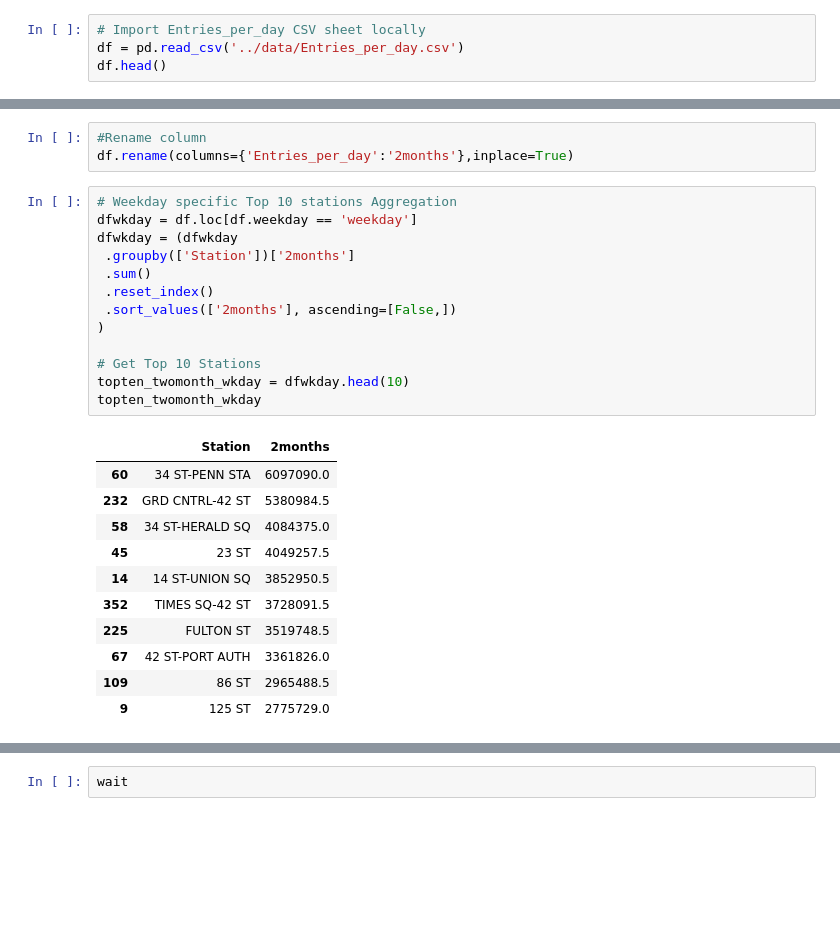
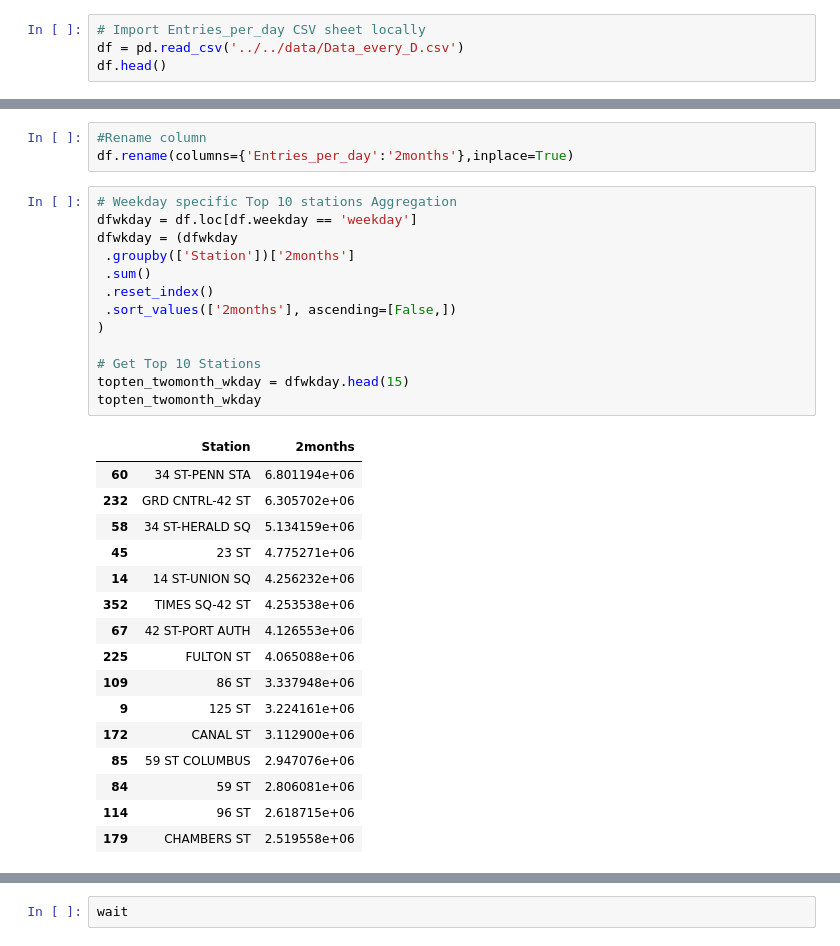
Before and after one commit to marcmuon/mta_turnstile_eda, a Jupyter notebook: MTA_entry_daily_eda_CHARTS.ipynb, the cells around one changed output, grey strips where cells are left out. Cells and saved outputs as stored; diff of their text form; blank space fills up the shorter version.

```diff
--- a/MTA_entry_daily_eda_CHARTS.ipynb
+++ b/MTA_entry_daily_eda_CHARTS.ipynb
@@ -9,6 +9,6 @@ import seaborn as sns
 %config InlineBackend.figure_format = 'svg'
 # %%
 # Import Entries_per_day CSV sheet locally
-df = pd.read_csv('../data/Entries_per_day.csv')
+df = pd.read_csv('../../data/Data_every_D.csv')
 df.head()
 # %% [output]
@@ -99,25 +97,30 @@ df.rename(columns={'Entries_per_day':'2months'},inplace=True)
 # %%
 # Weekday specific Top 10 stations Aggregation
 dfwkday = df.loc[df.weekday == 'weekday']
 dfwkday = (dfwkday
  .groupby(['Station'])['2months']
  .sum()
  .reset_index()
  .sort_values(['2months'], ascending=[False,])
 )
 
 # Get Top 10 Stations
-topten_twomonth_wkday = dfwkday.head(10)
+topten_twomonth_wkday = dfwkday.head(15)
 topten_twomonth_wkday
 # %% [output]
 |  | Station | 2months |
-| 60 | 34 ST-PENN STA | 6097090.0 |
-| 232 | GRD CNTRL-42 ST | 5380984.5 |
-| 58 | 34 ST-HERALD SQ | 4084375.0 |
-| 45 | 23 ST | 4049257.5 |
-| 14 | 14 ST-UNION SQ | 3852950.5 |
-| 352 | TIMES SQ-42 ST | 3728091.5 |
-| 225 | FULTON ST | 3519748.5 |
-| 67 | 42 ST-PORT AUTH | 3361826.0 |
-| 109 | 86 ST | 2965488.5 |
-| 9 | 125 ST | 2775729.0 |
+| 60 | 34 ST-PENN STA | 6.801194e+06 |
+| 232 | GRD CNTRL-42 ST | 6.305702e+06 |
+| 58 | 34 ST-HERALD SQ | 5.134159e+06 |
+| 45 | 23 ST | 4.775271e+06 |
+| 14 | 14 ST-UNION SQ | 4.256232e+06 |
+| 352 | TIMES SQ-42 ST | 4.253538e+06 |
+| 67 | 42 ST-PORT AUTH | 4.126553e+06 |
+| 225 | FULTON ST | 4.065088e+06 |
+| 109 | 86 ST | 3.337948e+06 |
+| 9 | 125 ST | 3.224161e+06 |
+| 172 | CANAL ST | 3.112900e+06 |
+| 85 | 59 ST COLUMBUS | 2.947076e+06 |
+| 84 | 59 ST | 2.806081e+06 |
+| 114 | 96 ST | 2.618715e+06 |
+| 179 | CHAMBERS ST | 2.519558e+06 |
```
Also changed, not shown: parts of 23 cells of this notebook, 1 other file.
